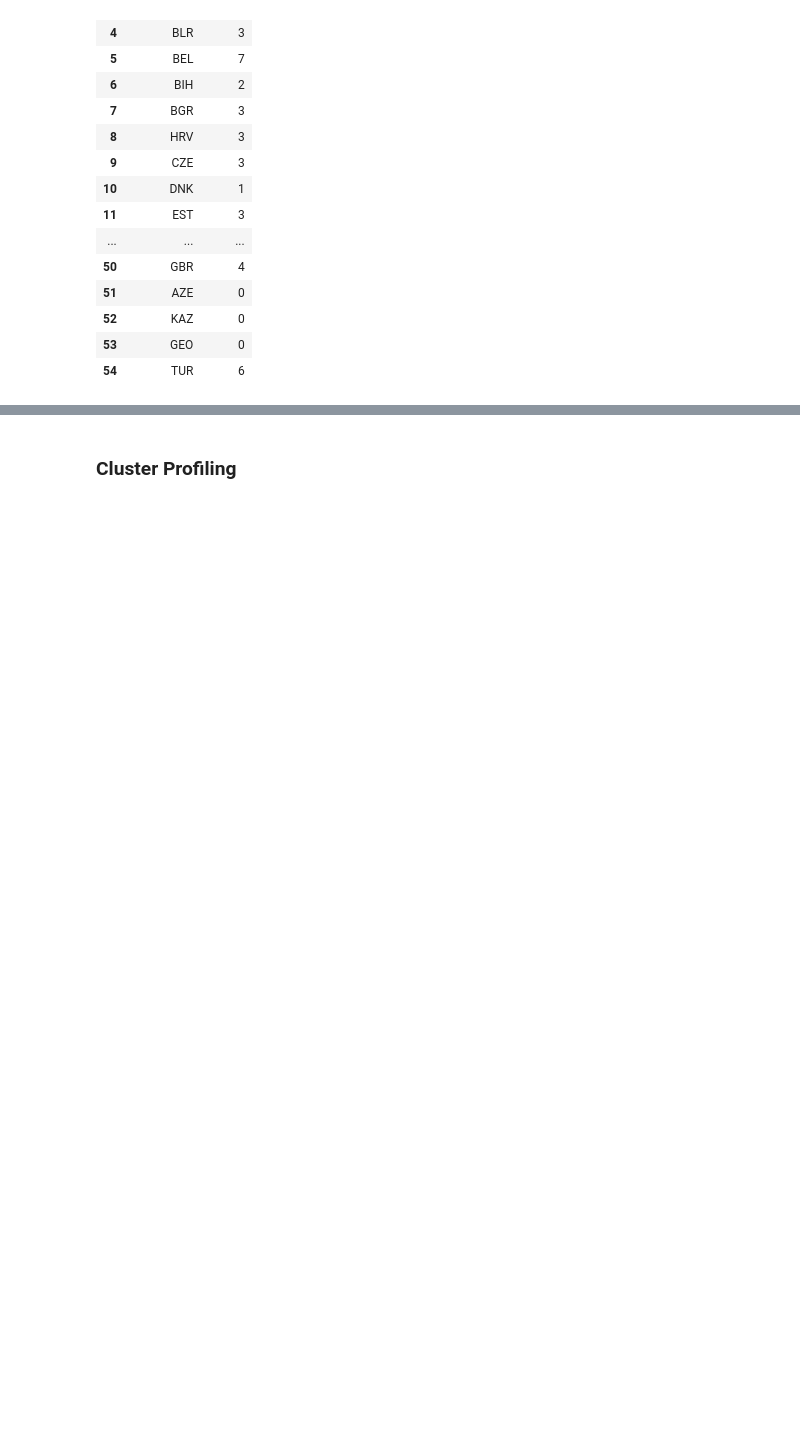
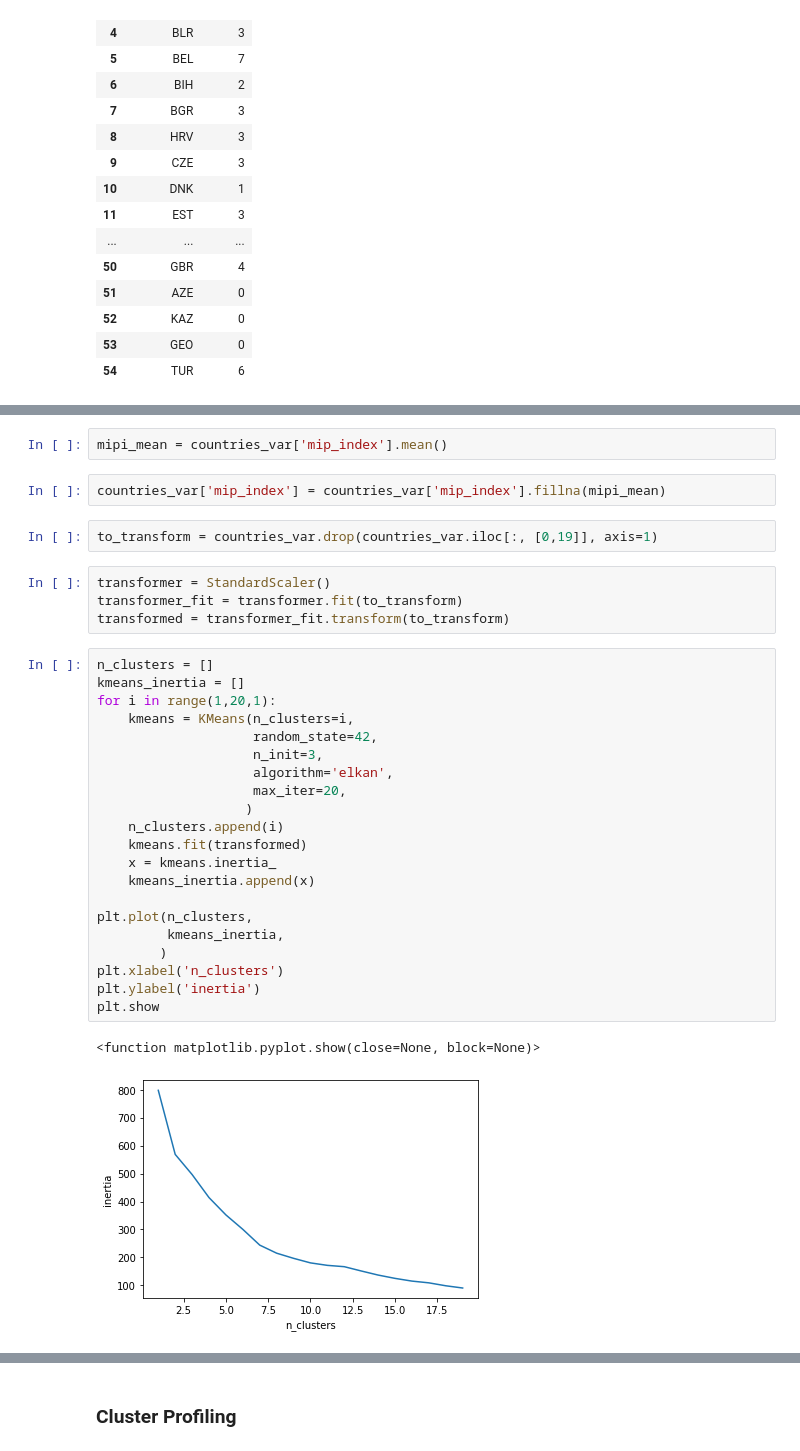
Before and after one commit to Elissadejong/UpRouted, a Jupyter notebook: UpRouted.ipynb, the cells around one changed output, grey strips where cells are left out. Saved outputs shown, nothing was run; the diff lists cells and outputs as text; blank space fills up the shorter version.

```diff
--- a/UpRouted.ipynb
+++ b/UpRouted.ipynb
@@ -909,0 +942,34 @@ kmeans.inertia_
+# %%
+mipi_mean = countries_var['mip_index'].mean()
+# %%
+countries_var['mip_index'] = countries_var['mip_index'].fillna(mipi_mean)
+# %%
+to_transform = countries_var.drop(countries_var.iloc[:, [0,19]], axis=1)
+# %%
+transformer = StandardScaler()
+transformer_fit = transformer.fit(to_transform)
+transformed = transformer_fit.transform(to_transform)
+# %%
+n_clusters = []
+kmeans_inertia = []
+for i in range(1,20,1):
+    kmeans = KMeans(n_clusters=i,
+                    random_state=42,
+                    n_init=3,
+                    algorithm='elkan',
+                    max_iter=20,
+                   )
+    n_clusters.append(i)
+    kmeans.fit(transformed)
+    x = kmeans.inertia_
+    kmeans_inertia.append(x)
+
+plt.plot(n_clusters,
+         kmeans_inertia,
+        )
+plt.xlabel('n_clusters')
+plt.ylabel('inertia')
+plt.show
+# %% [output]
+<function matplotlib.pyplot.show(close=None, block=None)>
+[figure, added]
```
Also changed, not shown: parts of 61 cells of this notebook.
